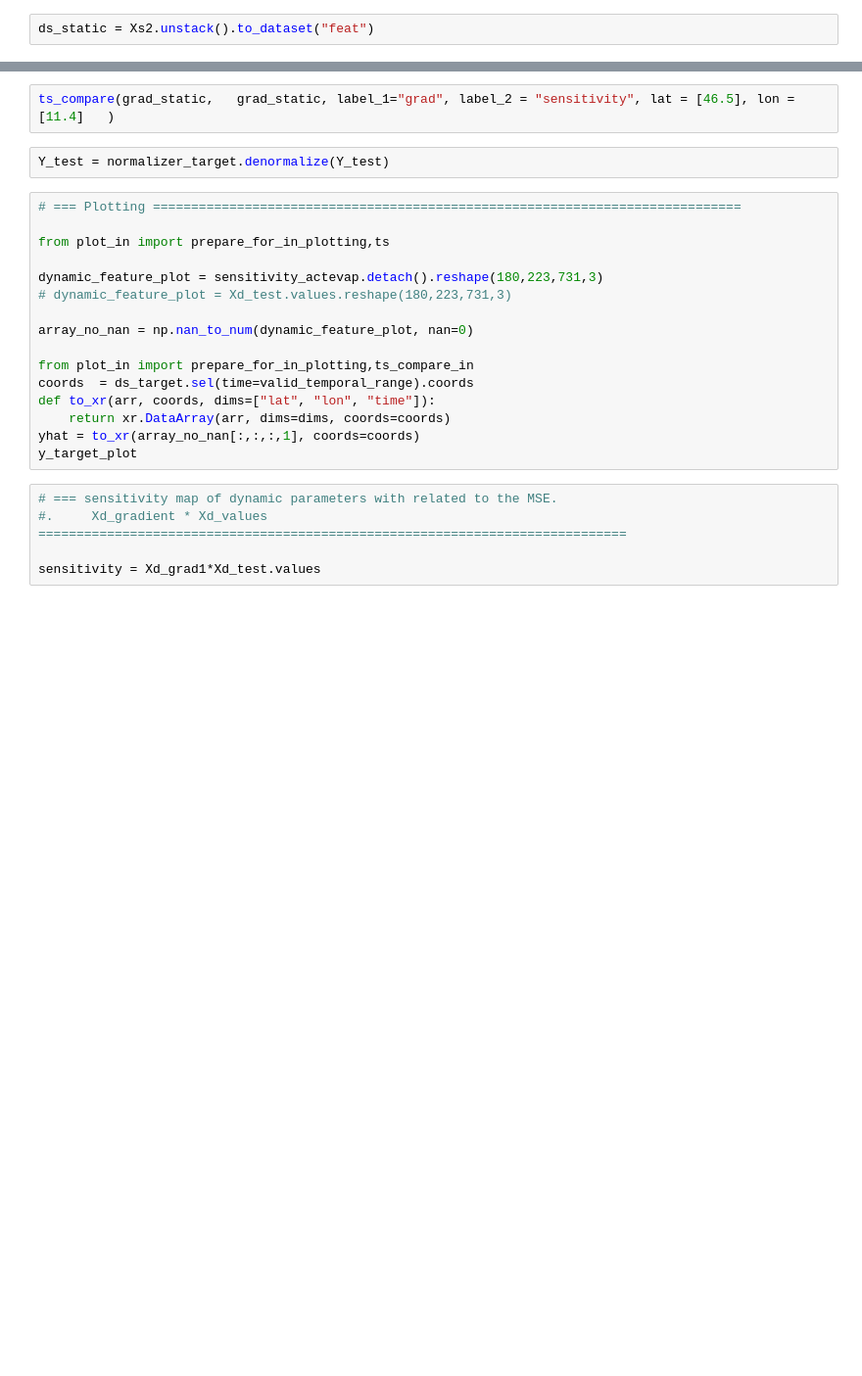
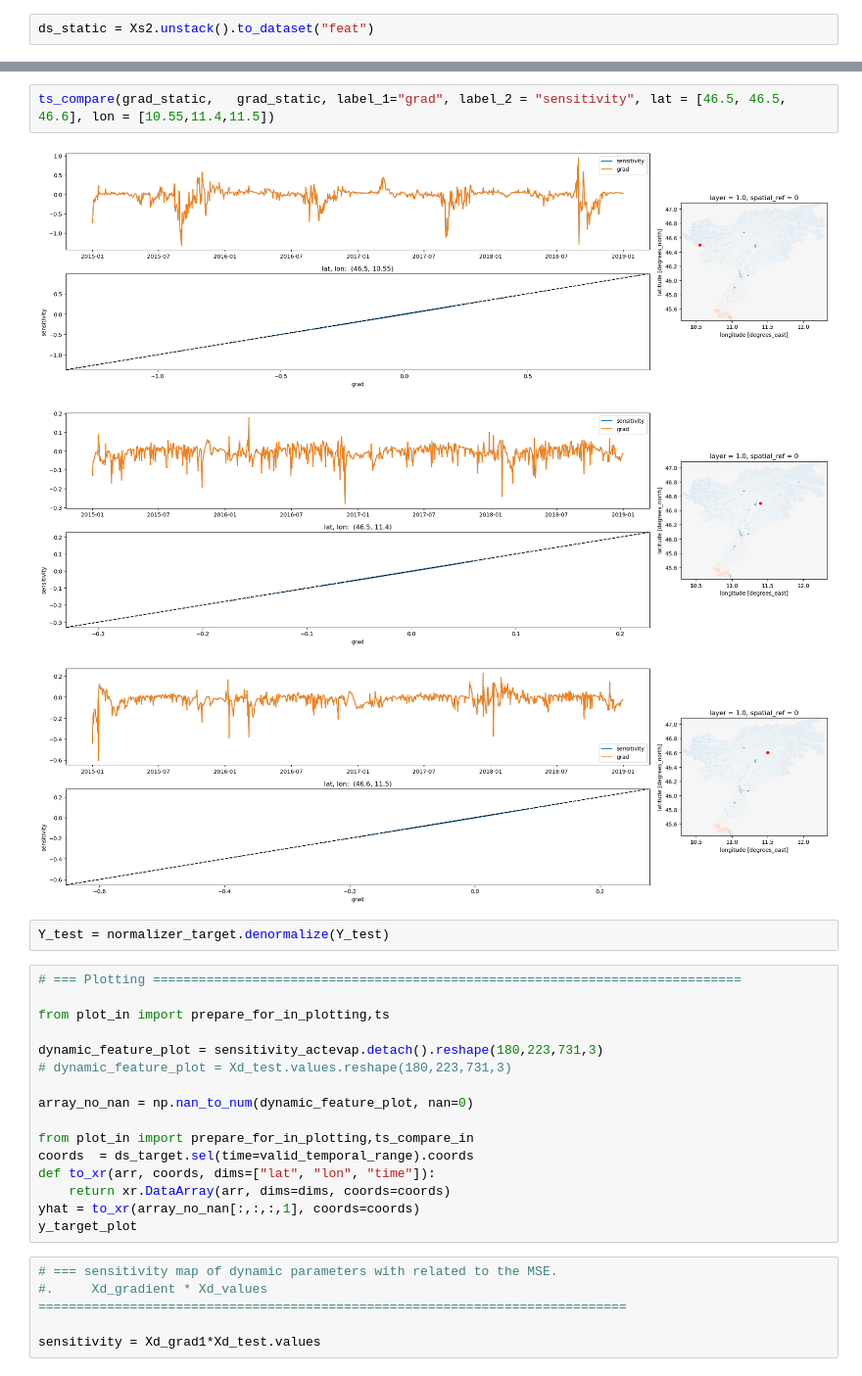
Before and after one commit to interTwin-eu/hython, a Jupyter notebook: demo/sensitivity_target.ipynb, the cells around one changed output, grey strips where cells are left out. Shown at 98% size. Saved outputs shown, nothing was run; the diff lists cells and outputs as text; blank space fills up the shorter version.

```diff
--- a/demo/sensitivity_target.ipynb
+++ b/demo/sensitivity_target.ipynb
@@ -399,5 +377,9 @@ sens.where(mask).mean("time").plot(figsize=(15,10), vmin=-3,vmax=3)
-# %%
-ts_compare(grad_static,   grad_static, label_1="grad", label_2 = "sensitivity", lat = [46.5], lon = [11.4]   )
+# %%
+ts_compare(grad_static,   grad_static, label_1="grad", label_2 = "sensitivity", lat = [46.5, 46.5, 46.6], lon = [10.55,11.4,11.5])
+# %% [output]
+[figure, added]
+[figure, added]
+[figure, added]
 # %%
 Y_test = normalizer_target.denormalize(Y_test)
 # %%
```
Also changed, not shown: parts of 32 cells of this notebook.
